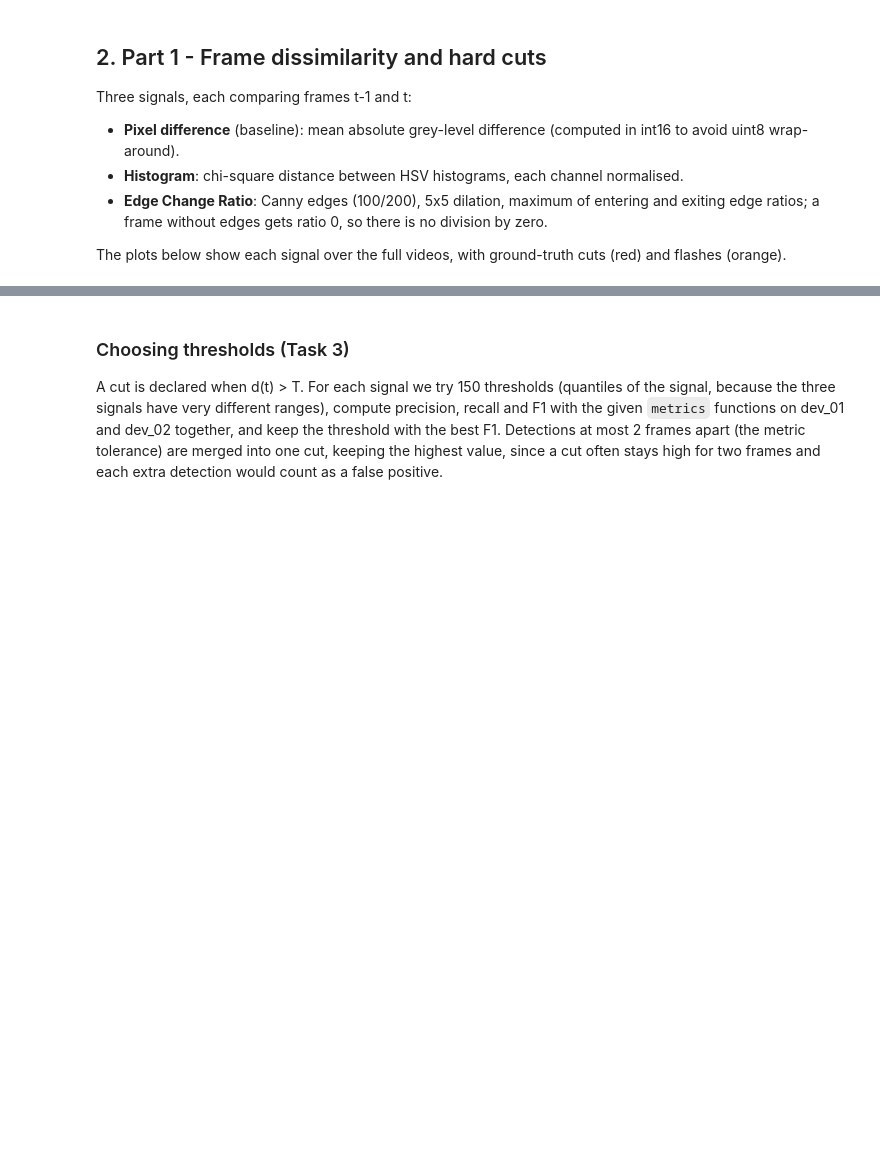
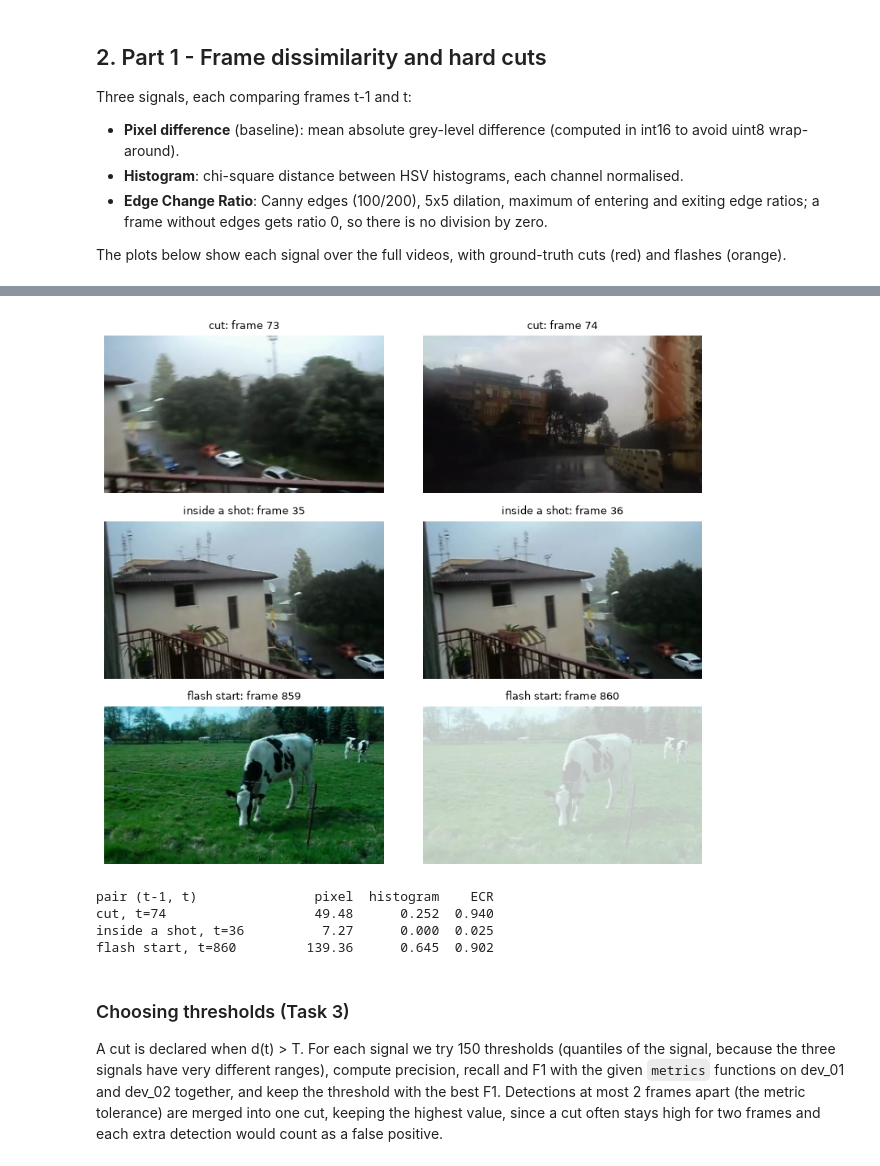
Before and after one commit to GuilhermeAQOS/CV2627, a Jupyter notebook: starter_code/73803_74514/report.ipynb, the cells around one changed output, grey strips where cells are left out. Saved outputs shown, nothing was run; the diff lists cells and outputs as text; code cells hidden in the pictures; blank space fills up the shorter version.

```diff
--- a/starter_code/73803_74514/report.ipynb
+++ b/starter_code/73803_74514/report.ipynb
@@ -40,13 +40,7 @@ for n in DEV:
     frames = tp1.read_frames(f"{INPUT}/{n}.mp4")
     assert len(frames) == gts[n]["num_frames"]
     sigs[n] = signals.compute_signals(frames)                    # {"pixel", "histogram", "ecr"}
-    hist_by_bins[n] = {}
-    for b in BINS:
-        hists = [signals.color_histogram(f, b) for f in frames]
-        d = np.zeros(len(frames))
-        for t in range(1, len(frames)):
-            d[t] = signals.histogram_distance(hists[t - 1], hists[t])
-        hist_by_bins[n][b] = d
+    hist_by_bins[n] = {b: signals.histogram_signal(frames, b) for b in BINS}
     del frames
 
 for name, d in sigs["dev_01"].items():
@@ -70,38 +71,32 @@ for n in DEV:
 # %%
-def read_selected(name, wanted):
-    """Only the requested frames of a video, resized like tp1.read_frames."""
-    cap = cv2.VideoCapture(f"{INPUT}/{name}.mp4")
-    out, t = {}, 0
-    while t <= max(wanted):
-        ok, frame = cap.read()
-        if not ok:
-            break
-        if t in wanted:
-            out[t] = cv2.resize(frame, (320, 180), interpolation=cv2.INTER_AREA)
-        t += 1
-    cap.release()
-    return out
-
-
 gt, d = gts["dev_01"], sigs["dev_01"]
 shot = gt["shots"][0]
 examples = [("cut", gt["transitions"][0]["start"]),
             ("inside a shot", (shot["start"] + shot["end"]) // 2),
             ("flash start", gt["distractors"][0]["start"])]
-imgs = read_selected("dev_01", {t + k for _, t in examples for k in (-1, 0)})
+
+frames = tp1.read_frames(f"{INPUT}/dev_01.mp4")
+imgs = {i: frames[i] for i in {t + k for _, t in examples for k in (-1, 0)}}
+del frames
 
 fig, axes = plt.subplots(len(examples), 2, figsize=(8, 7))
 for row, (label, t) in zip(axes, examples):
     for ax, k in zip(row, (-1, 0)):
         ax.imshow(cv2.cvtColor(imgs[t + k], cv2.COLOR_BGR2RGB))
         ax.set_title(f"{label}: frame {t + k}", fontsize=9)
         ax.axis("off")
 plt.tight_layout()
 plt.show()
 
 print(f"{'pair (t-1, t)':24s} {'pixel':>8s} {'histogram':>10s} {'ECR':>6s}")
 for label, t in examples:
     print(f"{label + ', t=' + str(t):24s} {d['pixel'][t]:8.2f} {d['histogram'][t]:10.3f} {d['ecr'][t]:6.3f}")
+# %% [output]
+[figure, added]
+pair (t-1, t)               pixel  histogram    ECR
+cut, t=74                   49.48      0.252  0.940
+inside a shot, t=36          7.27      0.000  0.025
+flash start, t=860         139.36      0.645  0.902
 # %% [markdown]
 ### Choosing thresholds (Task 3)
 
```
Also changed, not shown: parts of 17 cells of this notebook, 2 other files.
